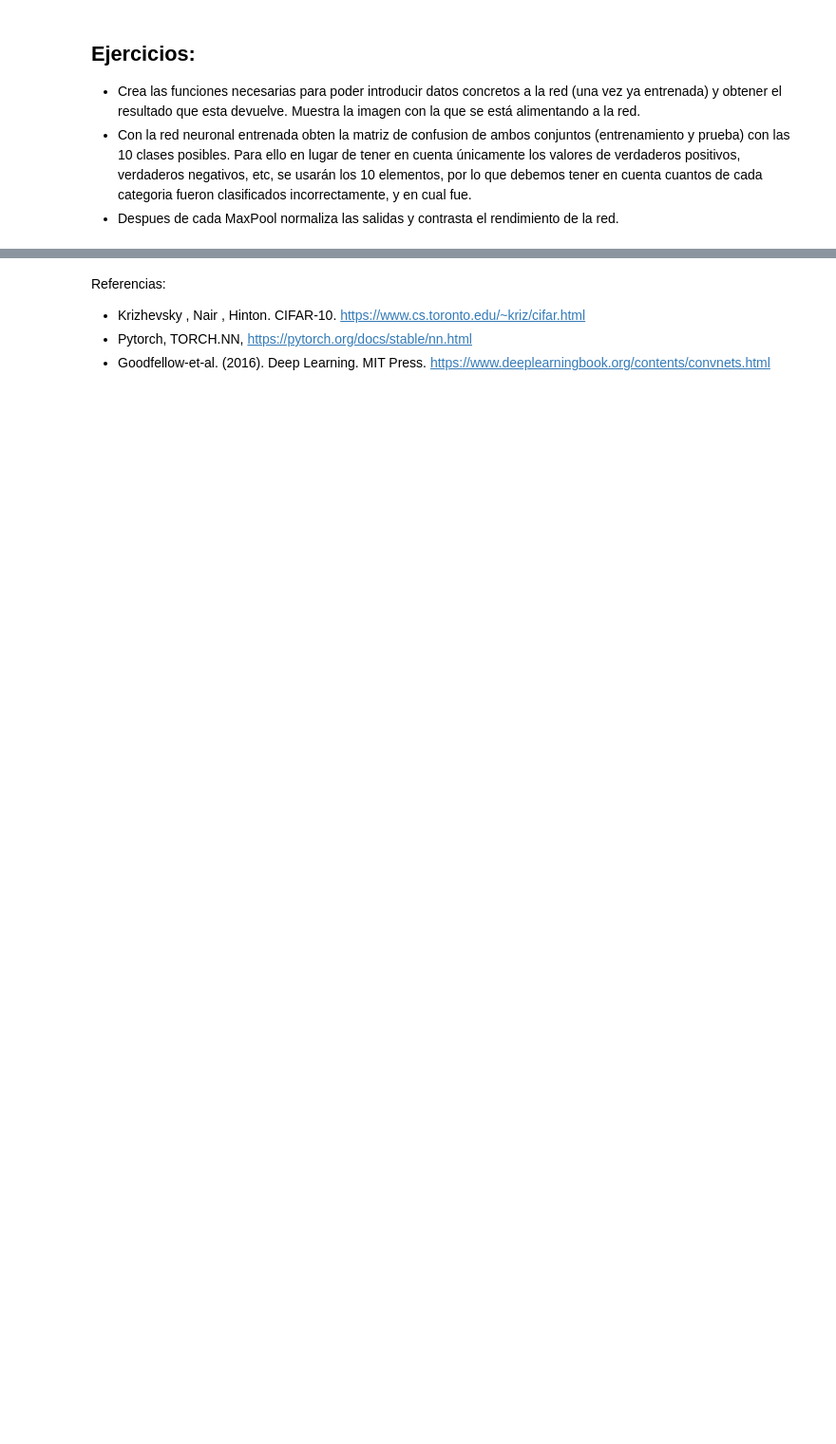
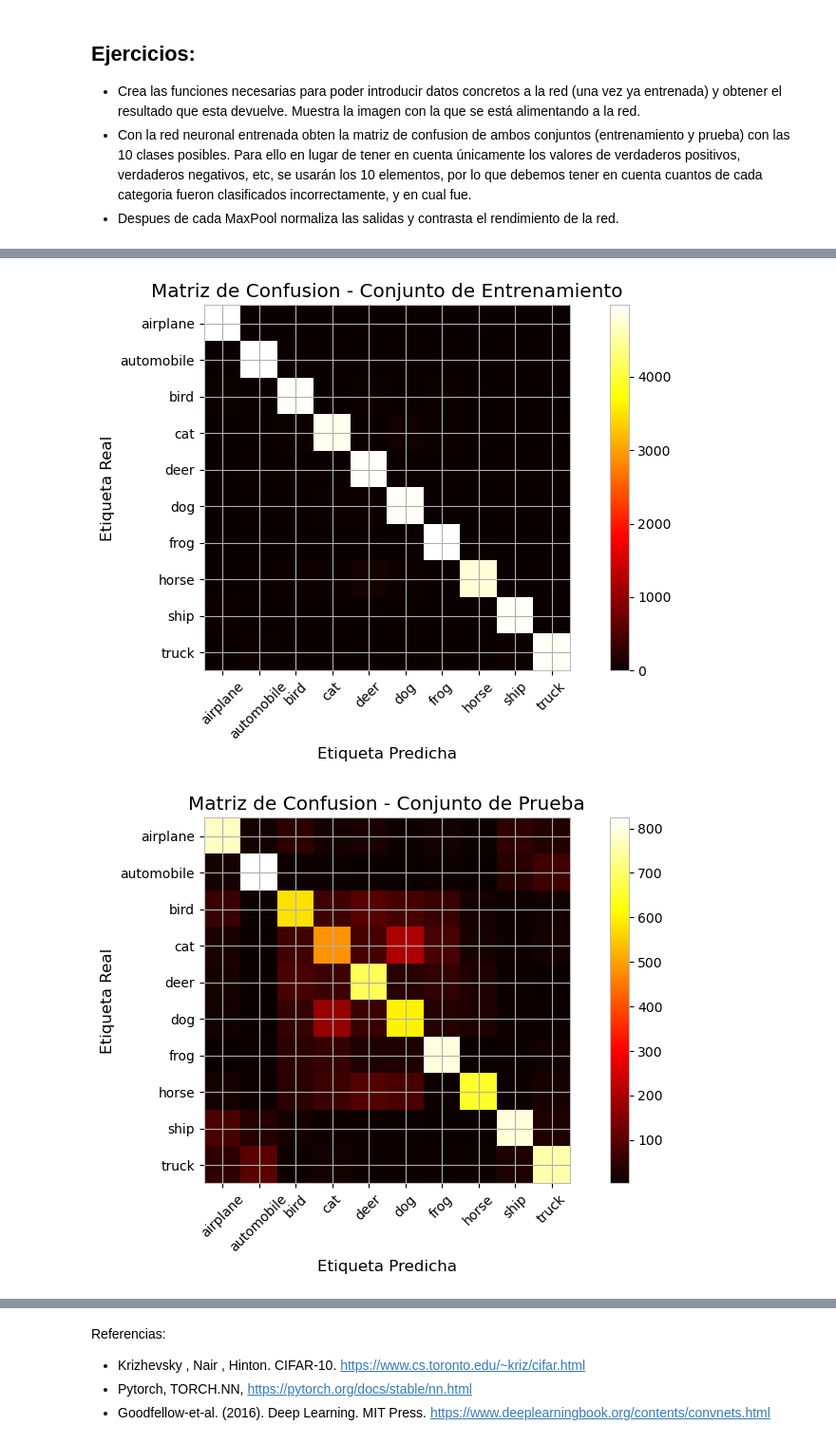
Before and after one commit to CarlosCastanon2099/Redes-Neuronales, a Jupyter notebook: Practicas/Practica-07/CIFAR10-Pytorch.ipynb, the cells around one changed output, grey strips where cells are left out. Shown at 95% size. Saved outputs shown, nothing was run; the diff lists cells and outputs as text; code cells hidden in the pictures; blank space fills up the shorter version.

```diff
--- a/Practicas/Practica-07/CIFAR10-Pytorch.ipynb
+++ b/Practicas/Practica-07/CIFAR10-Pytorch.ipynb
@@ -258,0 +331,60 @@ Precision en conjunto de validacion: 67.1200%
+# %%
+classes = ['airplane', 'automobile', 'bird', 'cat', 'deer', 'dog', 'frog', 'horse', 'ship', 'truck']
+
+def calcularMatrizConfusion(net,data_loader,batch_size,func=None,cuda=False):
+    '''
+    Calcula la matriz de confusion de una red dada un data_loader,
+    recive una funcion que transforma los datos en caso de ser necesario.
+    '''
+    # Inicializamos la matriz de confusion
+    confusion = torch.zeros(10, 10)
+    for (images, labels) in data_loader:
+        if cuda and torch.cuda.is_available():
+            images = images.cuda()
+            labels = labels.cuda()
+        if func is not None:
+            images = func(images)
+        salidas = net(images)
+        respuestas = salidas.max(dim=1)[1]
+        for i in range(len(labels)):
+            confusion[labels[i]][respuestas[i]] += 1
+    return confusion
+
+
+# Caluclamos la matriz de confusion de el conjunto de entrenamiento
+confusion0 = calcularMatrizConfusion(RedCIFAR, trainloader, 4, cuda=cuda)
+
+# Mostramos la matriz de confusion en formato matriz-tensor
+# print(confusion0)
+
+# Mostramos la matriz de confusion de el conjunto de entrenamiento
+plt.imshow(confusion0, cmap='hot', interpolation='nearest')
+plt.xticks(np.arange(10), classes, rotation=45)
+plt.yticks(np.arange(10), classes)
+plt.title('Matriz de Confusion - Conjunto de Entrenamiento')
+plt.ylabel('Etiqueta Real')
+plt.xlabel('Etiqueta Predicha')
+plt.colorbar() # Barra que muestra el valor de el color
+plt.show()
+
+
+# -------------------------------------------------------------------------------
+
+# Calculamos la matriz de confusion de el conjunto de prueba
+confusion = calcularMatrizConfusion(RedCIFAR, testloader, 4, cuda=cuda)
+
+# Mostramos la matriz de confusion en formato matriz-tensor
+# print(confusion)
+
+# Mostramos la matriz de confusion de el conjunto de prueba
+plt.imshow(confusion, cmap='hot', interpolation='nearest')
+plt.xticks(np.arange(10), classes, rotation=45)
+plt.yticks(np.arange(10), classes)
+plt.title('Matriz de Confusion - Conjunto de Prueba')
+plt.ylabel('Etiqueta Real')
+plt.xlabel('Etiqueta Predicha')
+plt.colorbar() # Barra que muestra el valor de el color
+plt.show()
+# %% [output]
+[figure, added]
+[figure, added]
```
Also changed, not shown: parts of 4 cells of this notebook, 1 other file.
